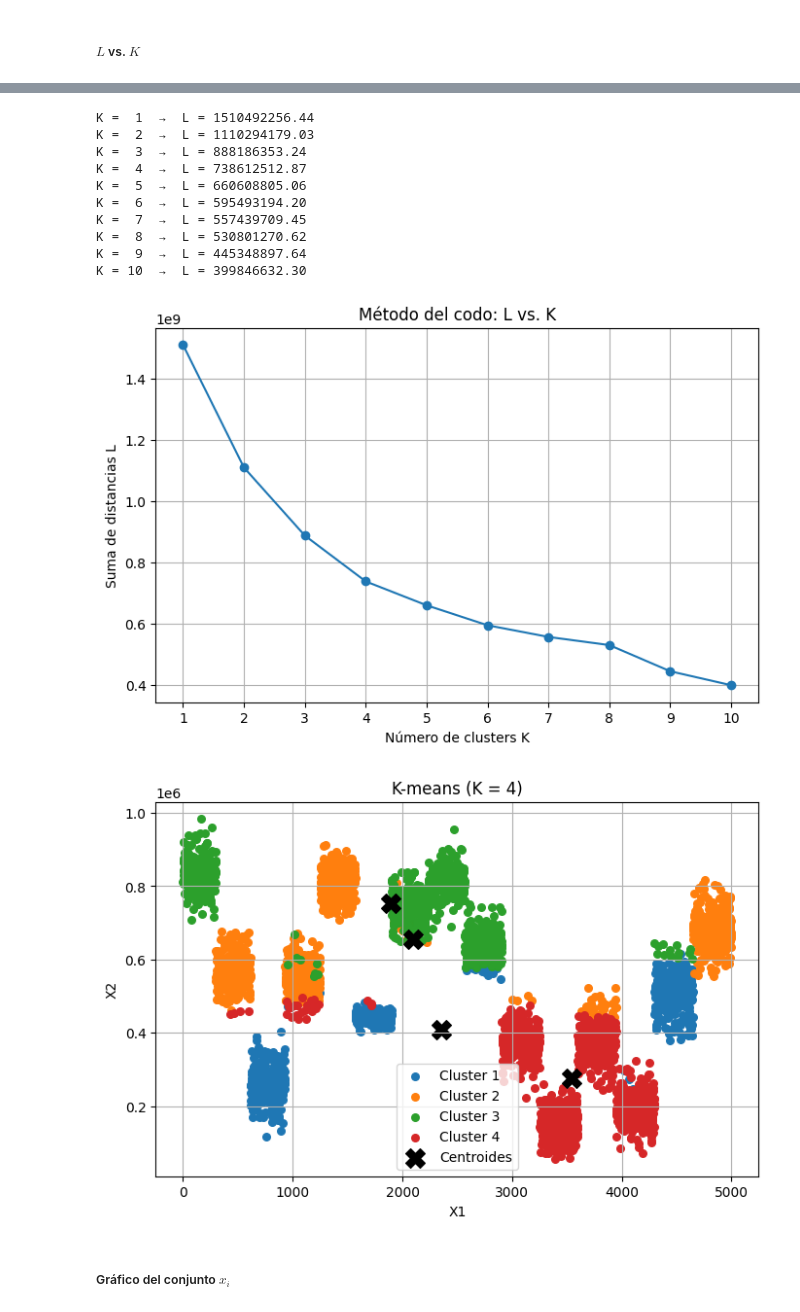
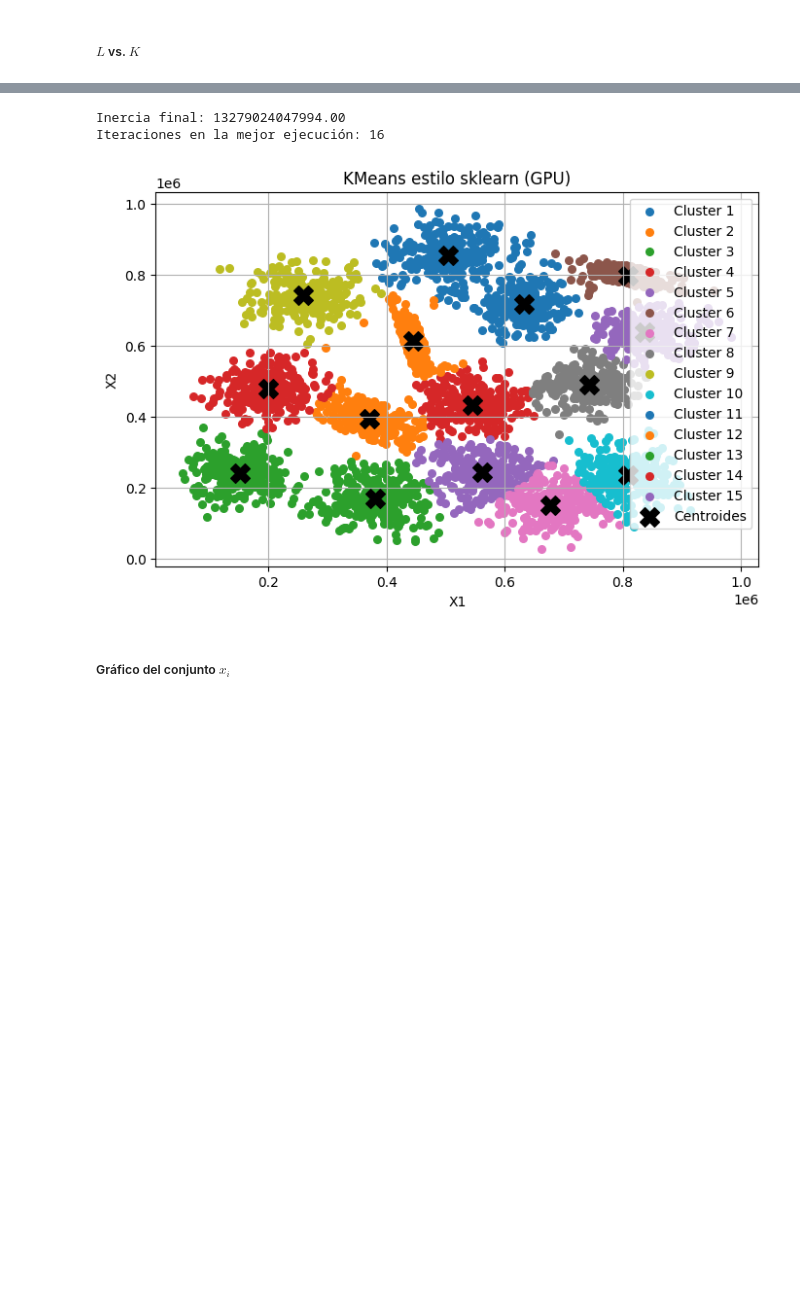
Before and after one commit to anatissera/Machine-Learning-Deep-Learning, a Jupyter notebook: Tissera_AnaPaula_TP4/Tissera_AnaPaula_Notebook_TP4.ipynb, the cells around one changed output, grey strips where cells are left out. Cells and saved outputs as stored; diff of their text form; code cells hidden in the pictures; blank space fills up the shorter version.

```diff
--- a/Tissera_AnaPaula_TP4/Tissera_AnaPaula_Notebook_TP4.ipynb
+++ b/Tissera_AnaPaula_TP4/Tissera_AnaPaula_Notebook_TP4.ipynb
@@ -29,6 +32,7 @@ SEED = 42
 # %%
 clustering_path = "data/clustering.csv"
 clustering_df = pd.read_csv(clustering_path)
+clustering_df = clustering_df.drop(clustering_df.columns[0], axis=1)
 # %% [markdown]
 ##### Visualización de ejemplo
 # %%
@@ -52,53 +110,35 @@ X = clustering_df.values  # asume que el CSV solo contiene las dos columnas de c
 # %%
-# --- Método de ganancias decrecientes: calcular L vs. K ---
-Ks = range(1, 50)
-Ls = []
-for K in Ks:
-    _, _, L = kmeans(X, K)
-    Ls.append(L)
-    print(f"K = {K:2d}  →  L = {L:.2f}")
+ # Ajustar KMeans
+km = KMeans(n_clusters=15, init="k-means++", n_init=10,
+            max_iter=300, tol=1e-4, random_state=42)
+labels = km.fit_predict(X)
 
-# Graficar L vs. K (elbow plot)
-plt.figure(figsize=(8,5))
-plt.plot(Ks, Ls, marker='o')
-plt.xlabel("Número de clusters K")
-plt.ylabel("Suma de distancias L")
-plt.title("Método del codo: L vs. K")
-plt.xticks(Ks)
-plt.grid(True)
-plt.show()
-
-# --- Elegir K óptimo tras inspeccionar el gráfico ---
-K_opt = 4  # Ajusta este valor según tu gráfico
-
-# Ejecutar K-means con K óptimo y graficar clusters resultantes
-labels_opt, centroids_opt, _ = kmeans(X, K_opt)
+print(f"Inercia final: {km.inertia_:.2f}")
+print(f"Iteraciones en la mejor ejecución: {km.n_iter_}")
 
 plt.figure(figsize=(8,5))
-for k in range(K_opt):
-    pts = X[labels_opt == k]
-    plt.scatter(pts[:,0], pts[:,1], s=30, label=f"Cluster {k+1}")
-plt.scatter(centroids_opt[:,0], centroids_opt[:,1],
-            marker='X', s=200, c='black', label="Centroides")
+for k in range(km.n_clusters):
+    pts_k = X[labels == k]                # CuPy array
+    x_k = pts_k[:, 0].get()               # NumPy array
+    y_k = pts_k[:, 1].get()
+    plt.scatter(x_k, y_k, s=30, label=f"Cluster {k+1}")
+
+# Centroides
+centers = km.cluster_centers_            # CuPy array
+cx = centers[:, 0].get()
+cy = centers[:, 1].get()
+plt.scatter(cx, cy, marker='X', s=200, c='black', label="Centroides")
+
 plt.xlabel("X1")
 plt.ylabel("X2")
-plt.title(f"K-means (K = {K_opt})")
+plt.title("KMeans estilo sklearn (GPU)")
 plt.legend()
 plt.grid(True)
 plt.show()
 # %% [output]
-K =  1  →  L = 1510492256.44
-K =  2  →  L = 1110294179.03
-K =  3  →  L = 888186353.24
-K =  4  →  L = 738612512.87
-K =  5  →  L = 660608805.06
-K =  6  →  L = 595493194.20
-K =  7  →  L = 557439709.45
-K =  8  →  L = 530801270.62
-K =  9  →  L = 445348897.64
-K = 10  →  L = 399846632.30
+Inercia final: 13279024047994.00
+Iteraciones en la mejor ejecución: 16
-[figure, old version]
+[figure, new version]
-[figure, removed]
 # %% [markdown]
 ##### Gráfico del conjunto $x_i$
 # %% [markdown]
```
Also changed, not shown: parts of 6 cells of this notebook, 1 other file.
